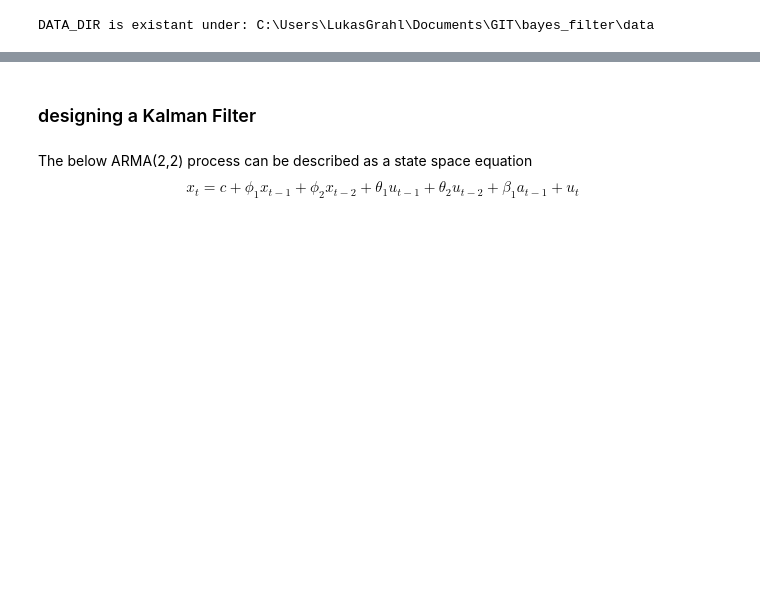
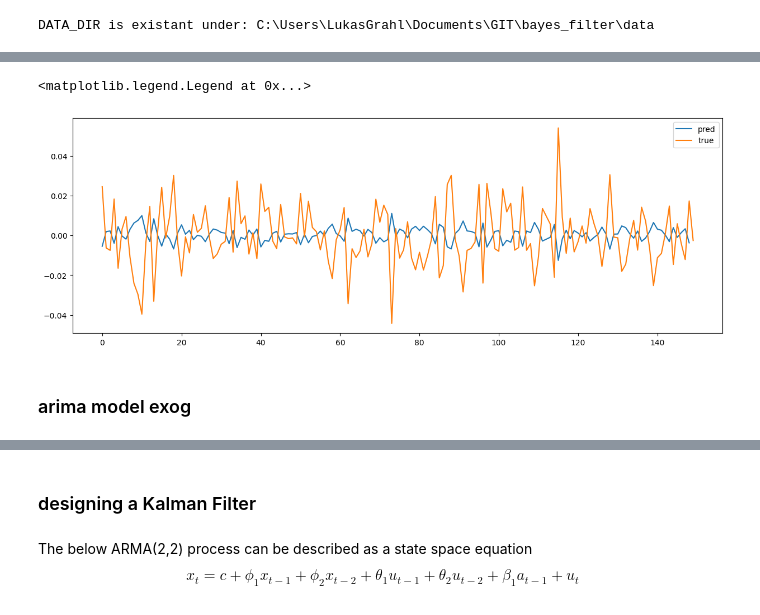
Before and after one commit to lukasgrahl/portfolio_tracker, a Jupyter notebook: notebooks/arima_lukas.ipynb, the cells around one changed output, grey strips where cells are left out. Saved outputs shown, nothing was run; the diff lists cells and outputs as text; code cells hidden in the pictures; blank space fills up the shorter version.

Commit message:
added arima and kalman filter prediction to notebook

```diff
--- a/notebooks/arima_lukas.ipynb
+++ b/notebooks/arima_lukas.ipynb
@@ -69,0 +21,14 @@ array(['AAPL', 'MSFT', 'GOOGL', 'GOOG', 'AMZN'], dtype=object)
+# %%
+sp500_largest = np.load(os.path.join(DATA_DIR, 'sp500_largest.npy'), allow_pickle=True)
+sp500_ticker = ['^GSPC']
+df_rets = pd.read_csv(os.path.join(DATA_DIR, 'returns.csv'), index_col='date').drop('Unnamed: 0', axis=1)
+# %%
+test_len = .2
+test_ind = int(len(df_rets) * test_len)
+df_rets['test_set'] = [*chain([False] * (len(df_rets) - test_ind), [True] * test_ind)]
+
+df_rets.asfreq = "D"
+
+train = df_rets.join(get_ARlags(df_rets['^GSPC'], 5).iloc[:, 1:]).copy()
+test = train[train['test_set'] == True].dropna()
+train = train[train['test_set'] == False].dropna()
@@ -69,0 +37,4 @@ array(['AAPL', 'MSFT', 'GOOGL', 'GOOG', 'AMZN'], dtype=object)
+# %%
+mod = ARIMA(train['^GSPC'].values, order=(4,0,4))
+res = mod.fit()
+res.summary()
@@ -69,0 +67,12 @@ array(['AAPL', 'MSFT', 'GOOGL', 'GOOG', 'AMZN'], dtype=object)
+# %%
+arma_pred = get_ARMA_forecast(res, test['^GSPC'].values.reshape(len(test),1))
+# %%
+plt.figure(figsize=(15, 5))
+plt.plot(arma_pred)
+plt.plot(test['^GSPC'].values)
+plt.legend(['pred', 'true', 'error'])
+# %% [output]
+<matplotlib.legend.Legend at 0x...>
+[figure, added]
+# %% [markdown]
+### arima model exog
```
Also changed, not shown: parts of 41 cells of this notebook.
